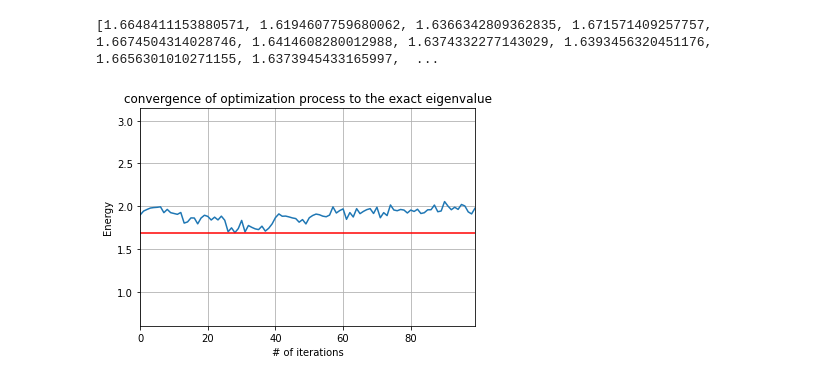
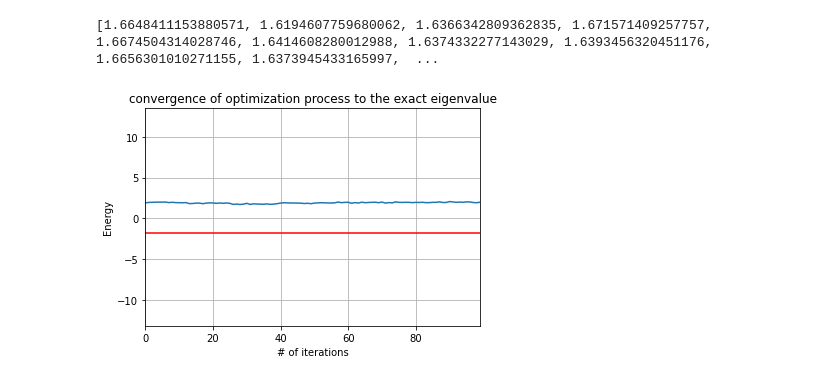
Before and after one commit to Tojarieh97/VQE, a Jupyter notebook: final_project/algorithms/weigthed_ssvqe/weigthed_ssvqe_simulator.ipynb, the cells around one changed output. Saved outputs shown, nothing was run; the diff lists cells and outputs as text; code cells hidden in the pictures.

Commit message:
look at opposite eigenvalues list

```diff
--- a/final_project/algorithms/weigthed_ssvqe/weigthed_ssvqe_simulator.ipynb
+++ b/final_project/algorithms/weigthed_ssvqe/weigthed_ssvqe_simulator.ipynb
@@ -398,3 +400,3 @@ TI_approximated_energies = [1.8984375, 1.943359375, 1.9619140625, 1.978515625, 1
-plot_convergence_of_optimization_process(TI_approximated_energies, exact_eigenvalue=1.6816520928402046, margin=3)
+plot_convergence_of_optimization_process(TI_approximated_energies, exact_eigenvalue=-1.7583827504312988, margin=3)
 # %% [output]
-[figure, old version]
+[figure, new version]
```
Also changed, not shown: parts of 3 cells of this notebook.
